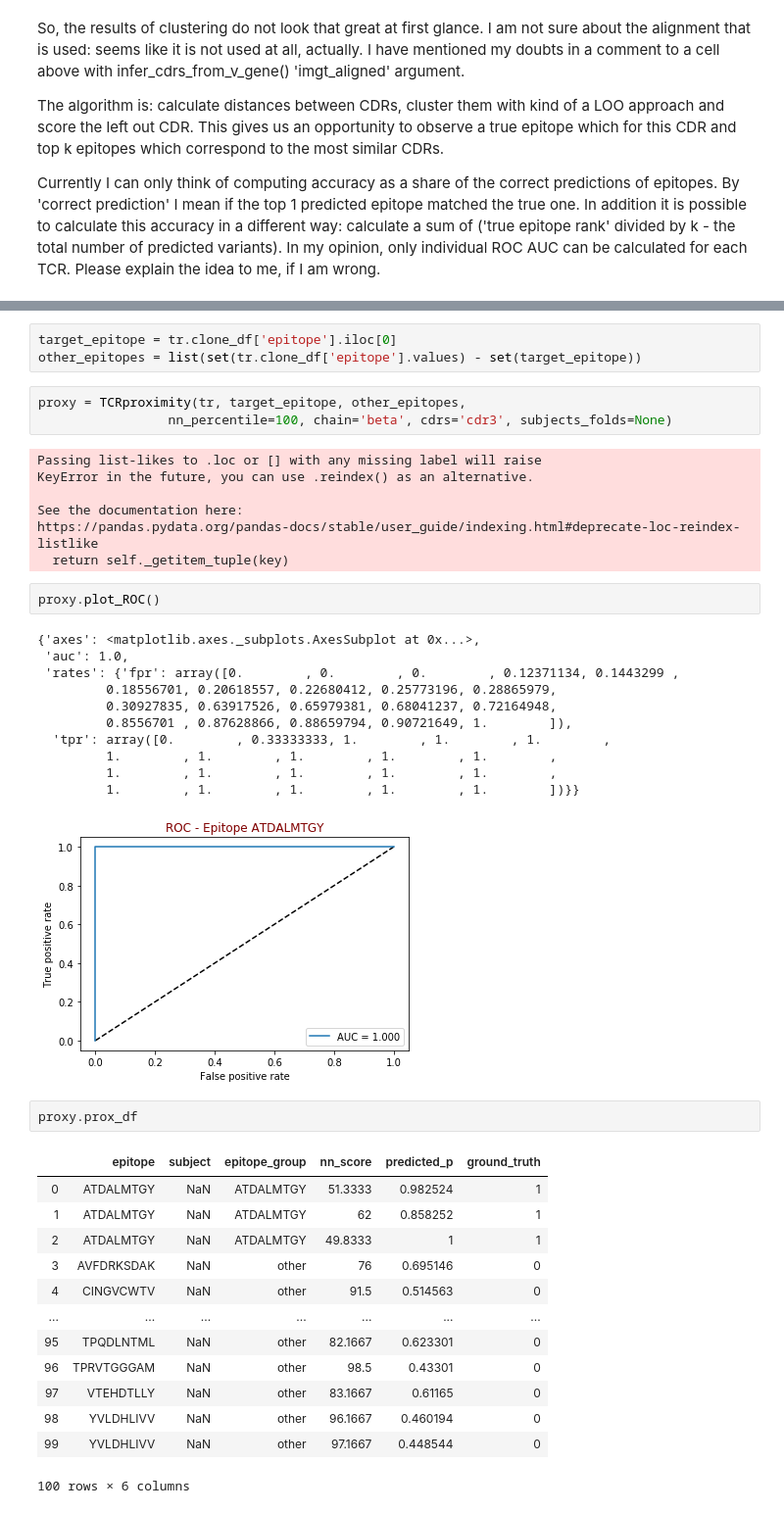
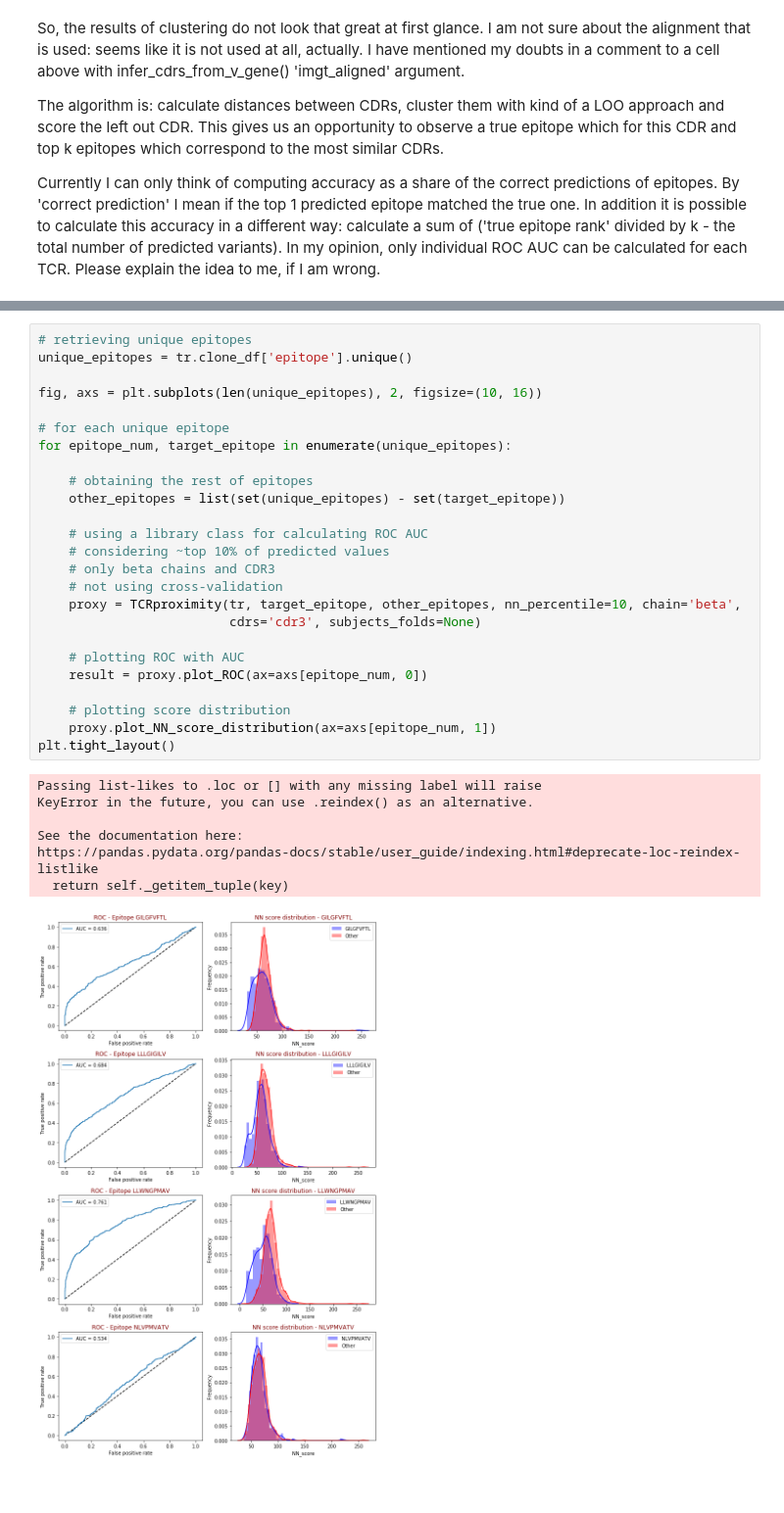
Before and after one commit to antigenomics/vdjdb-classifier-benchmark, a Jupyter notebook: tcrdist/tcrdist.ipynb, the cells around one changed output, grey strips where cells are left out. Shown at 98% size. Drawn from its saved outputs; the diff is of its cells as text; blank space fills up the shorter version.

Commit message:
ROC plot added

```diff
--- a/tcrdist/tcrdist.ipynb
+++ b/tcrdist/tcrdist.ipynb
@@ -189,43 +180,33 @@ In my opinion, only individual ROC AUC can be calculated for each TCR. Please ex
-# %%
-target_epitope = tr.clone_df['epitope'].iloc[0]
-other_epitopes = list(set(tr.clone_df['epitope'].values) - set(target_epitope))
-# %%
-proxy = TCRproximity(tr, target_epitope, other_epitopes,
-                 nn_percentile=100, chain='beta', cdrs='cdr3', subjects_folds=None)
-# %% [output]
-Passing list-likes to .loc or [] with any missing label will raise
-KeyError in the future, you can use .reindex() as an alternative.
-
-See the documentation here:
-https://pandas.pydata.org/pandas-docs/stable/user_guide/indexing.html#deprecate-loc-reindex-listlike
-  return self._getitem_tuple(key)
-# %%
-proxy.plot_ROC()
-# %% [output]
-{'axes': <matplotlib.axes._subplots.AxesSubplot at 0x...>,
- 'auc': 1.0,
- 'rates': {'fpr': array([0.        , 0.        , 0.        , 0.12371134, 0.1443299 ,
-         0.18556701, 0.20618557, 0.22680412, 0.25773196, 0.28865979,
-         0.30927835, 0.63917526, 0.65979381, 0.68041237, 0.72164948,
-         0.8556701 , 0.87628866, 0.88659794, 0.90721649, 1.        ]),
-  'tpr': array([0.        , 0.33333333, 1.        , 1.        , 1.        ,
-         1.        , 1.        , 1.        , 1.        , 1.        ,
-         1.        , 1.        , 1.        , 1.        , 1.        ,
-         1.        , 1.        , 1.        , 1.        , 1.        ])}}
-[figure, removed]
-# %%
-proxy.prox_df
-# %% [output]
-|  | epitope | subject | epitope_group | nn_score | predicted_p | ground_truth |
-| 0 | ATDALMTGY | NaN | ATDALMTGY | 51.3333 | 0.982524 | 1 |
-| 1 | ATDALMTGY | NaN | ATDALMTGY | 62 | 0.858252 | 1 |
-| 2 | ATDALMTGY | NaN | ATDALMTGY | 49.8333 | 1 | 1 |
-| 3 | AVFDRKSDAK | NaN | other | 76 | 0.695146 | 0 |
-| 4 | CINGVCWTV | NaN | other | 91.5 | 0.514563 | 0 |
-| ... | ... | ... | ... | ... | ... | ... |
-| 95 | TPQDLNTML | NaN | other | 82.1667 | 0.623301 | 0 |
-| 96 | TPRVTGGGAM | NaN | other | 98.5 | 0.43301 | 0 |
-| 97 | VTEHDTLLY | NaN | other | 83.1667 | 0.61165 | 0 |
-| 98 | YVLDHLIVV | NaN | other | 96.1667 | 0.460194 | 0 |
-| 99 | YVLDHLIVV | NaN | other | 97.1667 | 0.448544 | 0 |
-100 rows × 6 columns
+# %%
+# retrieving unique epitopes
+unique_epitopes = tr.clone_df['epitope'].unique()
+
+fig, axs = plt.subplots(len(unique_epitopes), 2, figsize=(10, 16))
+
+# for each unique epitope
+for epitope_num, target_epitope in enumerate(unique_epitopes):
+
+    # obtaining the rest of epitopes
+    other_epitopes = list(set(unique_epitopes) - set(target_epitope))
+
+    # using a library class for calculating ROC AUC
+    # considering ~top 10% of predicted values
+    # only beta chains and CDR3
+    # not using cross-validation
+    proxy = TCRproximity(tr, target_epitope, other_epitopes, nn_percentile=10, chain='beta',
+                         cdrs='cdr3', subjects_folds=None)
+
+    # plotting ROC with AUC
+    result = proxy.plot_ROC(ax=axs[epitope_num, 0])
+
+    # plotting score distribution
+    proxy.plot_NN_score_distribution(ax=axs[epitope_num, 1])
+plt.tight_layout()
+# %% [output]
+Passing list-likes to .loc or [] with any missing label will raise
+KeyError in the future, you can use .reindex() as an alternative.
+
+See the documentation here:
+https://pandas.pydata.org/pandas-docs/stable/user_guide/indexing.html#deprecate-loc-reindex-listlike
+  return self._getitem_tuple(key)
+[figure, added]
```
Also changed, not shown: parts of 20 cells of this notebook.
